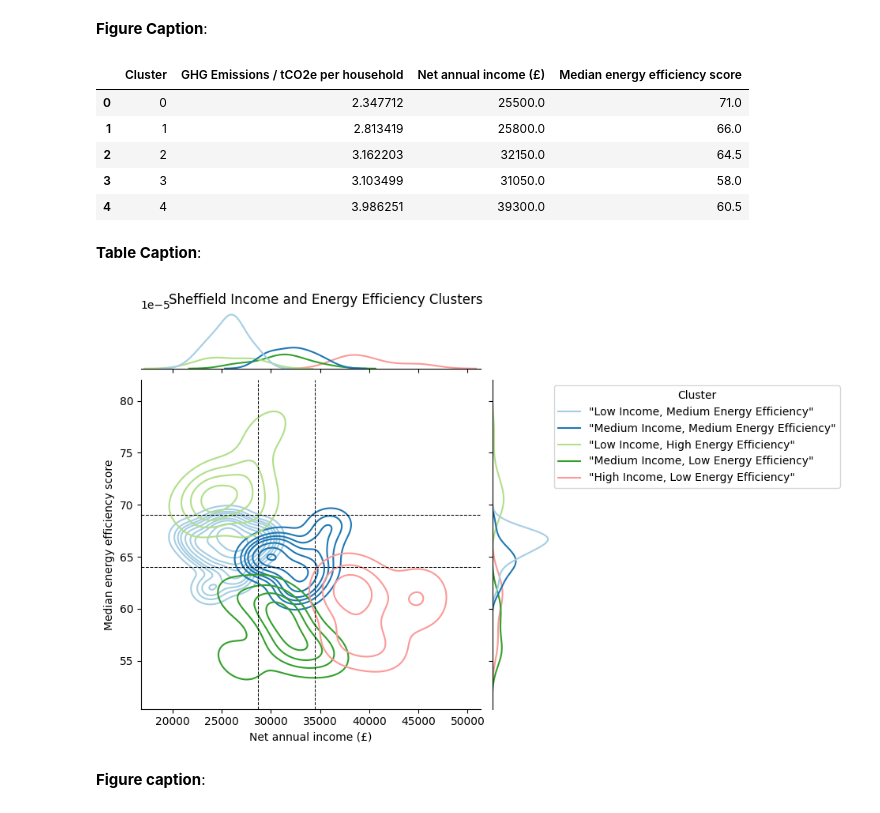
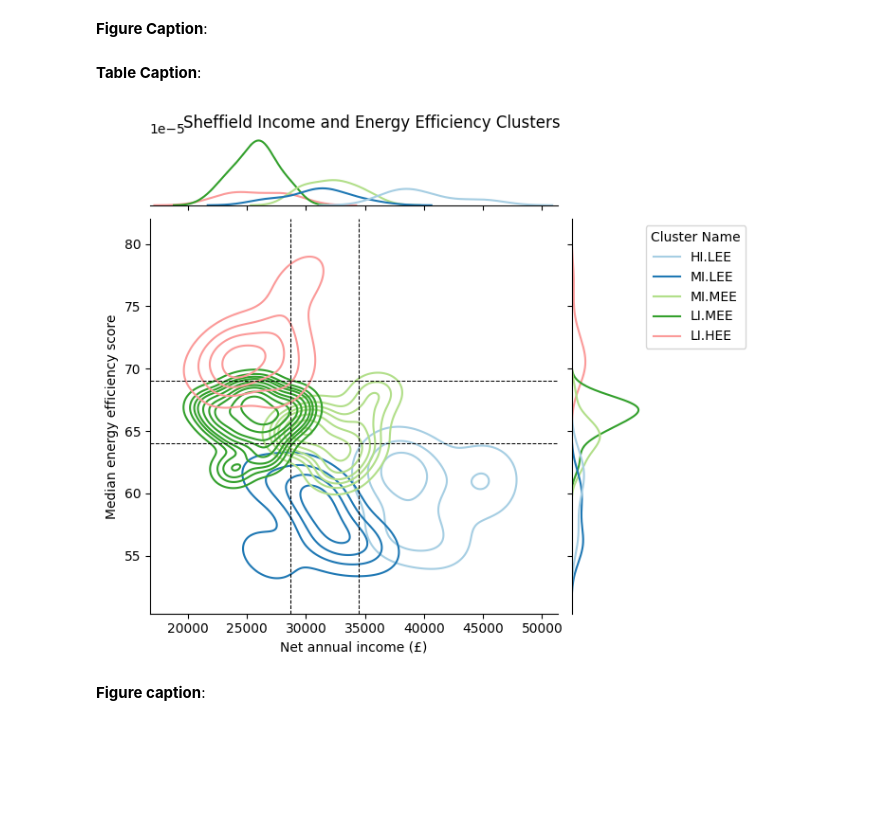
Before and after one commit to jwsn8667/GEOG5003M, a Jupyter notebook: GEOG5003_A2_201913950.ipynb, the cells around one changed output. Drawn from its saved outputs; the diff is of its cells as text; code cells hidden in the pictures; blank space fills up the shorter version.

```diff
--- a/GEOG5003_A2_201913950.ipynb
+++ b/GEOG5003_A2_201913950.ipynb
@@ -835,42 +835,39 @@ km5cls = km5.fit(Model_Variables1.drop('GHG Emissions / tCO2e per household', ax
 # Writing cluster labels to the model (predictor and target) variables dataframe for visualisation]
 
 # Unscaled model
-Model_Variables0['Cluster'] = km5cls.labels_
+Clusters = Model_Variables0
 
-# Scaled model
-Model_Variables1['Cluster'] = km5cls.labels_
+#
+Clusters['Cluster'] = km5cls.labels_
 
 # Calculating summary statistics on K-means clusters to support cluster labelling
-Model_Variables0.groupby('Cluster').median().reset_index()
+ClusterNames = Clusters.groupby(['Cluster']).median().reset_index()
+
+ClusterNames['Income'] = np.where(ClusterNames['Net annual income (£)']<Model_Variables0['Net annual income (£)'].median(), 'LI', np.where(ClusterNames['Net annual income (£)']<MSOA_NetIncome['Net annual income (£)'].median(), 'MI', 'HI'))
+
+ClusterNames['Energy Efficiency'] = np.where(ClusterNames['Median energy efficiency score']<MSOA_Median_EPC['Existing dwellings'].median(), 'LEE', np.where(ClusterNames['Median energy efficiency score']<69, 'MEE', 'HEE'))
+
+ClusterNames['Cluster Name'] = ClusterNames['Income'] + '.' + ClusterNames['Energy Efficiency']
+
+Clusters = Clusters.reset_index().merge(ClusterNames[['Cluster', 'Cluster Name']], how='left', on='Cluster')
-# %% [output]
-|  | Cluster | GHG Emissions / tCO2e per household | Net annual income (£) | Median energy efficiency score |
-| 0 | 0 | 2.347712 | 25500.0 | 71.0 |
-| 1 | 1 | 2.813419 | 25800.0 | 66.0 |
-| 2 | 2 | 3.162203 | 32150.0 | 64.5 |
-| 3 | 3 | 3.103499 | 31050.0 | 58.0 |
-| 4 | 4 | 3.986251 | 39300.0 | 60.5 |
 # %% [markdown]
 **Table Caption**:
 # %%
-# Assigning descriptive labels to clusters
-Model_Variables0 = Model_Variables0.replace(to_replace={0:'"Low Income, High Energy Efficiency"',1:'"Low Income, Medium Energy Efficiency"',2:'"Medium Income, Medium Energy Efficiency"',3:'"Medium Income, Low Energy Efficiency"',4:'"High Income, Low Energy Efficiency"'})
-
-Model_Variables1 = Model_Variables1.replace(to_replace={0:'"LIHEE"',1:'"LIMEE"',2:'"MIMEE"',3:'"MILEE"',4:'"HILEE"'})
-
+# @title
 #
-f = sns.jointplot(data=Model_Variables0, x='Net annual income (£)', y='Median energy efficiency score', hue='Cluster', palette='Paired', kind='kde')
+f = sns.jointplot(data=Clusters, x='Net annual income (£)', y='Median energy efficiency score', hue='Cluster Name', palette='Paired', kind='kde', hue_order=['HI.LEE','MI.LEE','MI.MEE','LI.MEE','LI.HEE'])
 
 sns.move_legend(f.ax_joint, "upper left", bbox_to_anchor=(1.2, 1))
 
 f.ax_joint.axhline(y=MSOA_Median_EPC['Existing dwellings'].median(), linestyle='--', linewidth=0.75, color='k')
 f.ax_joint.axhline(y=69, linestyle='--', linewidth=0.75, color='k')
 
 f.ax_joint.axvline(x=MSOA_NetIncome['Net annual income (£)'].median(), linestyle='--', linewidth=0.75, color='k')
 f.ax_joint.axvline(x=Model_Variables0['Net annual income (£)'].median(), linestyle='--', linewidth=0.75, color='k')
 
 f.fig.subplots_adjust(top=0.935)
 f.fig.suptitle('Sheffield Income and Energy Efficiency Clusters', y=0.975, fontsize=12);
 # %% [output]
-[figure, old version]
+[figure, new version]
 # %% [markdown]
 **Figure caption**:
```
Also changed, not shown: parts of 9 cells of this notebook.
